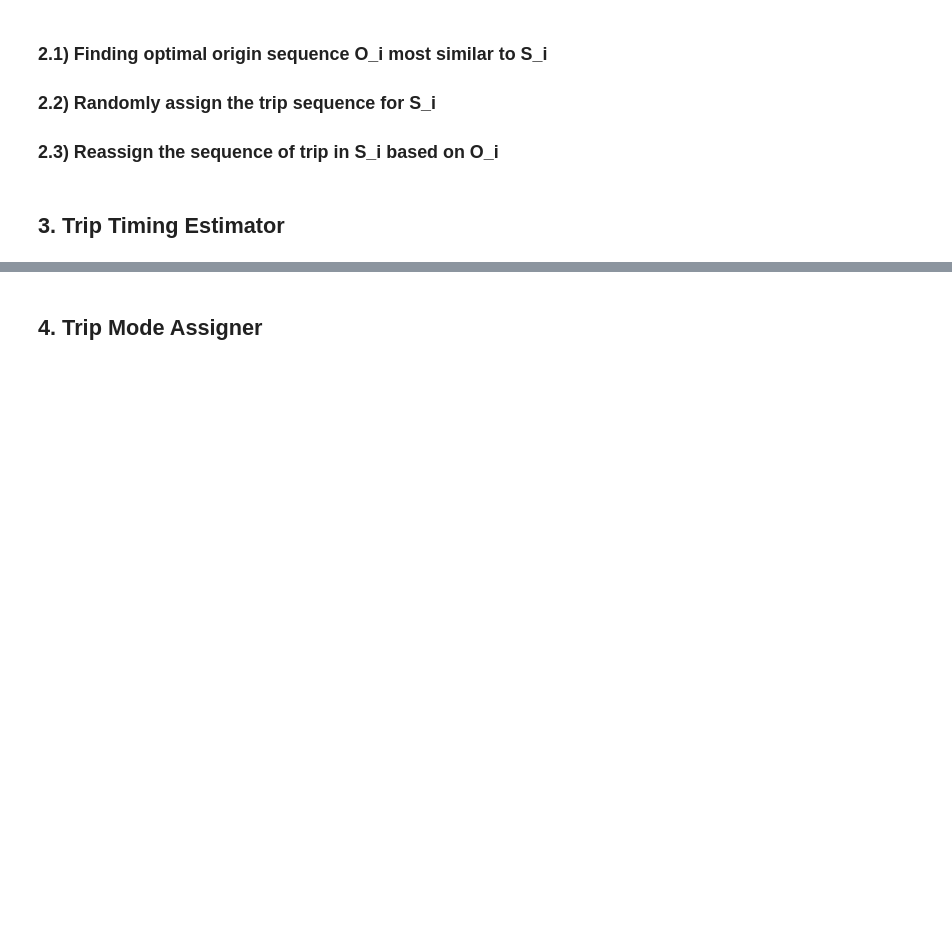
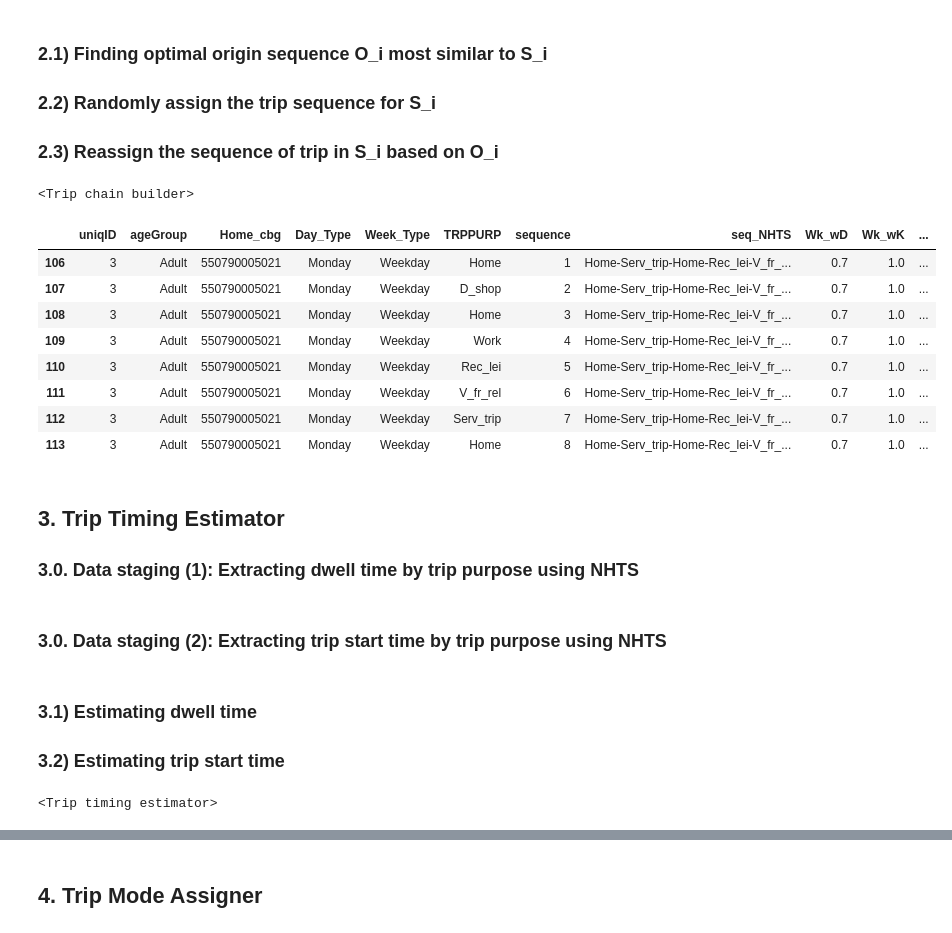
Before and after one commit to MG-Choi/ABTS, a Jupyter notebook: ABTS/ABTS.ipynb, the cells around one changed output, grey strips where cells are left out. Saved outputs shown, nothing was run; the diff lists cells and outputs as text; code cells hidden in the pictures; blank space fills up the shorter version.

```diff
--- a/ABTS/ABTS.ipynb
+++ b/ABTS/ABTS.ipynb
@@ -3348,0 +3365,5 @@ network_road = ox.graph_from_place('Milwaukee, Wisconsin, USA', network_type='dr
+# %%
+# 처음 한번만 시행해도 됌
+
+# group and count all trip counts by individual
+trip_count = generate_trip_distribution(repaired_NHTS, id_age = 'age_class', id_col = 'uniqID', day_type_col = 'Day_Type', trip_purpose_col = 'Trip_pur')
@@ -3350,0 +3381,17 @@ network_road = ox.graph_from_place('Milwaukee, Wisconsin, USA', network_type='dr
+# %%
+# set up the number of people by age
+age_pop = {'Seniors': 3, 'Adult': 3, 'MidAdult': 3, 'Child': 3, 'Teen': 3}
+
+# the number of trips occurring ‘k’ times for a single individual ‘i’ in a day
+eachTrip_simul_total_sample = generate_combined_trip_count(
+    naive_prob=naive_result,
+    trip_count=trip_count,
+    age_n_dict=age_pop,
+    method='multinomial',
+    Home_cbg=550790005021,
+    W_k_weekday = 0.7,
+    W_k_weekend = 1.0,
+    W_t_weekday={'Work': 1.2, 'S_d_r': 1, 'Rec_lei': 1.1},
+    W_t_weekend={'Work': 0.7, 'S_d_r': 1, 'Rec_lei': 1.1},
+    print_progress=True
+)
@@ -3353,0 +3412,4 @@ network_road = ox.graph_from_place('Milwaukee, Wisconsin, USA', network_type='dr
+# %%
+# 처음 한번만 시행해도 됌
+
+trip_sequence_origin = create_trip_sequence(repaired_NHTS, print_progress = True)
@@ -3355,5 +3426,22 @@ network_road = ox.graph_from_place('Milwaukee, Wisconsin, USA', network_type='dr
 ### 2.1) Finding optimal origin sequence O_i most similar to S_i
 ### 2.2) Randomly assign the trip sequence for S_i
 ### 2.3) Reassign the sequence of trip in S_i based on O_i
-# %% [markdown]
-## 3. Trip Timing Estimator
+# %%
+simul_trip_sequence_sample = makeTripSequence(eachTrip_simul_total_sample, trip_sequence_origin, print_progress = True)
+# %% [output]
+<Trip chain builder>
+# %%
+simul_trip_sequence_sample[(simul_trip_sequence_sample['uniqID'] == 3) & (simul_trip_sequence_sample['Day_Type'] == 'Monday')]
+# %% [output]
+|  | uniqID | ageGroup | Home_cbg | Day_Type | Week_Type | TRPPURP | sequence | seq_NHTS | Wk_wD | Wk_wK | ... |
+| 106 | 3 | Adult | 550790005021 | Monday | Weekday | Home | 1 | Home-Serv_trip-Home-Rec_lei-V_fr_... | 0.7 | 1.0 | ... |
+| 107 | 3 | Adult | 550790005021 | Monday | Weekday | D_shop | 2 | Home-Serv_trip-Home-Rec_lei-V_fr_... | 0.7 | 1.0 | ... |
+| 108 | 3 | Adult | 550790005021 | Monday | Weekday | Home | 3 | Home-Serv_trip-Home-Rec_lei-V_fr_... | 0.7 | 1.0 | ... |
+| 109 | 3 | Adult | 550790005021 | Monday | Weekday | Work | 4 | Home-Serv_trip-Home-Rec_lei-V_fr_... | 0.7 | 1.0 | ... |
+| 110 | 3 | Adult | 550790005021 | Monday | Weekday | Rec_lei | 5 | Home-Serv_trip-Home-Rec_lei-V_fr_... | 0.7 | 1.0 | ... |
+| 111 | 3 | Adult | 550790005021 | Monday | Weekday | V_fr_rel | 6 | Home-Serv_trip-Home-Rec_lei-V_fr_... | 0.7 | 1.0 | ... |
+| 112 | 3 | Adult | 550790005021 | Monday | Weekday | Serv_trip | 7 | Home-Serv_trip-Home-Rec_lei-V_fr_... | 0.7 | 1.0 | ... |
+| 113 | 3 | Adult | 550790005021 | Monday | Weekday | Home | 8 | Home-Serv_trip-Home-Rec_lei-V_fr_... | 0.7 | 1.0 | ... |
+# %% [markdown]
+## 3. Trip Timing Estimator
+### 3.0. Data staging (1): Extracting dwell time by trip purpose using NHTS
@@ -3359,0 +3452,2 @@ network_road = ox.graph_from_place('Milwaukee, Wisconsin, USA', network_type='dr
+# %% [markdown]
+### 3.0. Data staging (2): Extracting trip start time by trip purpose using NHTS
@@ -3359,0 +3458,8 @@ network_road = ox.graph_from_place('Milwaukee, Wisconsin, USA', network_type='dr
+# %% [markdown]
+### 3.1) Estimating dwell time
+### 3.2) Estimating trip start time
+# %%
+# assign dwell time and start time to simul data
+simul_trip_start_time_sample = assignDwellStartT(simul_trip_sequence_sample, dwellTime_dict, startTime_dict, print_progress = True)
+# %% [output]
+<Trip timing estimator>
```
Also changed, not shown: parts of 40 cells of this notebook, 2 other files.
